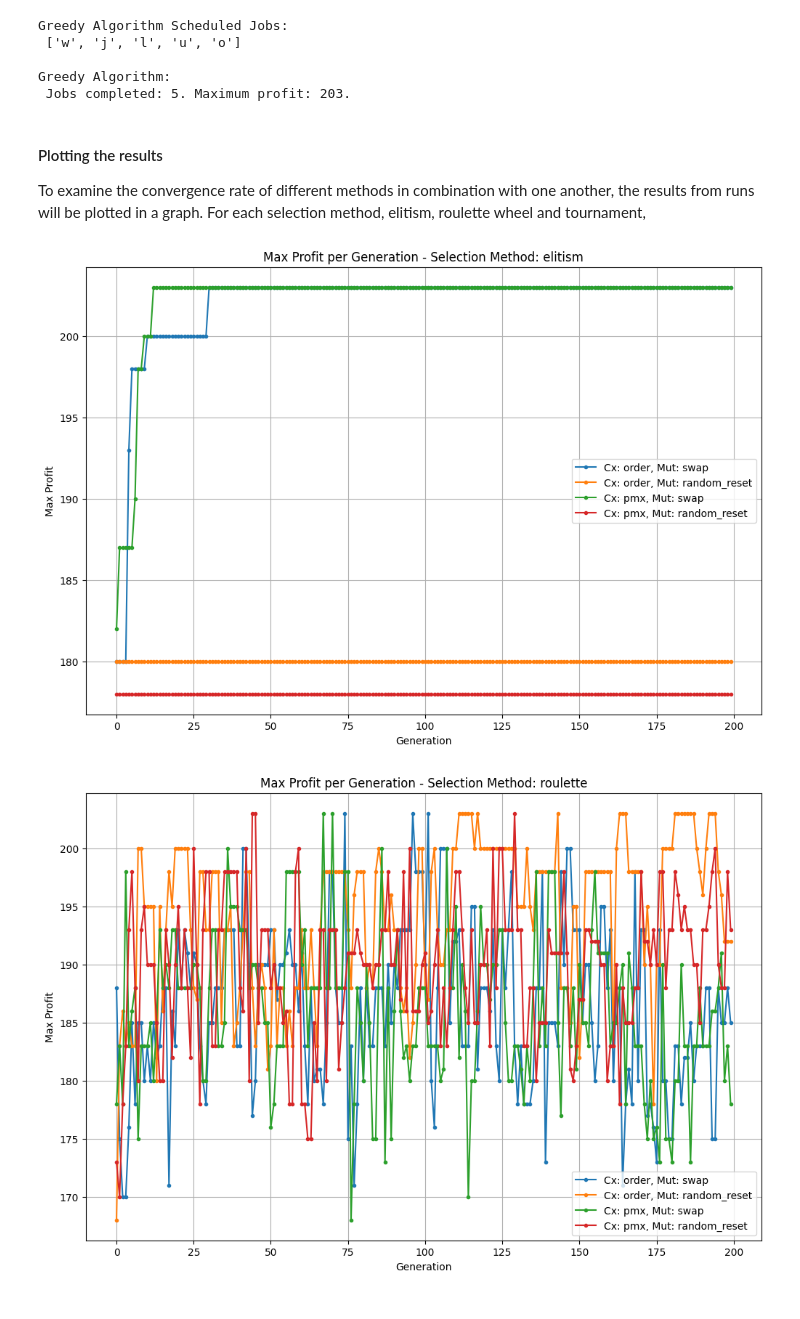
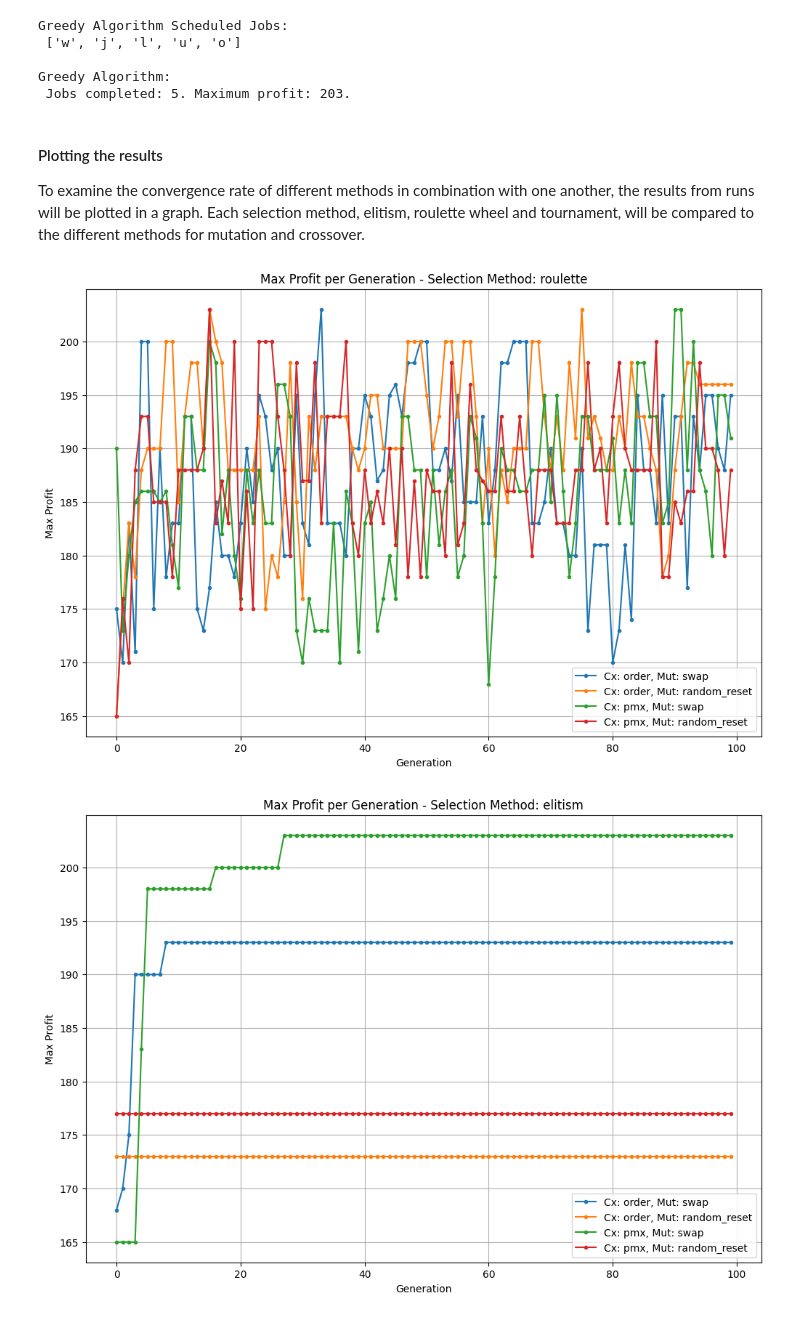
Before and after one commit to thmaz/job_scheduler-ea, a Jupyter notebook: algorithm_evaluation.ipynb, the cells around one changed output. Cells and saved outputs as stored; diff of their text form; code cells hidden in the pictures.

```diff
--- a/algorithm_evaluation.ipynb
+++ b/algorithm_evaluation.ipynb
@@ -126,28 +126,28 @@ Greedy Algorithm:
  Jobs completed: 5. Maximum profit: 203.
 # %% [markdown]
 #### Plotting the results
-To examine the convergence rate of different methods in combination with one another, the results from runs will be plotted in a graph. For each selection method, elitism, roulette wheel and tournament,
+To examine the convergence rate of different methods in combination with one another, the results from runs will be plotted in a graph. Each selection method, elitism, roulette wheel and tournament, will be compared to the different methods for mutation and crossover.
 # %%
 def plot_results(results):
     selection_methods = set(key[0] for key in results.keys())  # Get unique selection methods
 
     for selection_method in selection_methods:
         plt.figure(figsize=(12, 8))
 
         for (sel_method, crossover_method, mutation_method), profits in results.items():
             if sel_method == selection_method:
                 plt.plot(profits, label=f'Cx: {crossover_method}, Mut: {mutation_method}', marker='.')
 
         plt.title(f'Max Profit per Generation - Selection Method: {selection_method}')
         plt.xlabel('Generation')
         plt.ylabel('Max Profit')
         plt.legend()
         plt.grid()
         plt.show()
 
-results = run_experiments(jobs, pop_size=100, generations=200, mutation_rate=0.35)
+results = run_experiments(jobs, pop_size=100, generations=100, mutation_rate=0.15)
 
 plot_results(results)
 # %% [output]
-[figure, old version]
+[figure, new version]
-[figure, old version]
+[figure, new version]
```
Also changed, not shown: parts of 5 cells of this notebook.
